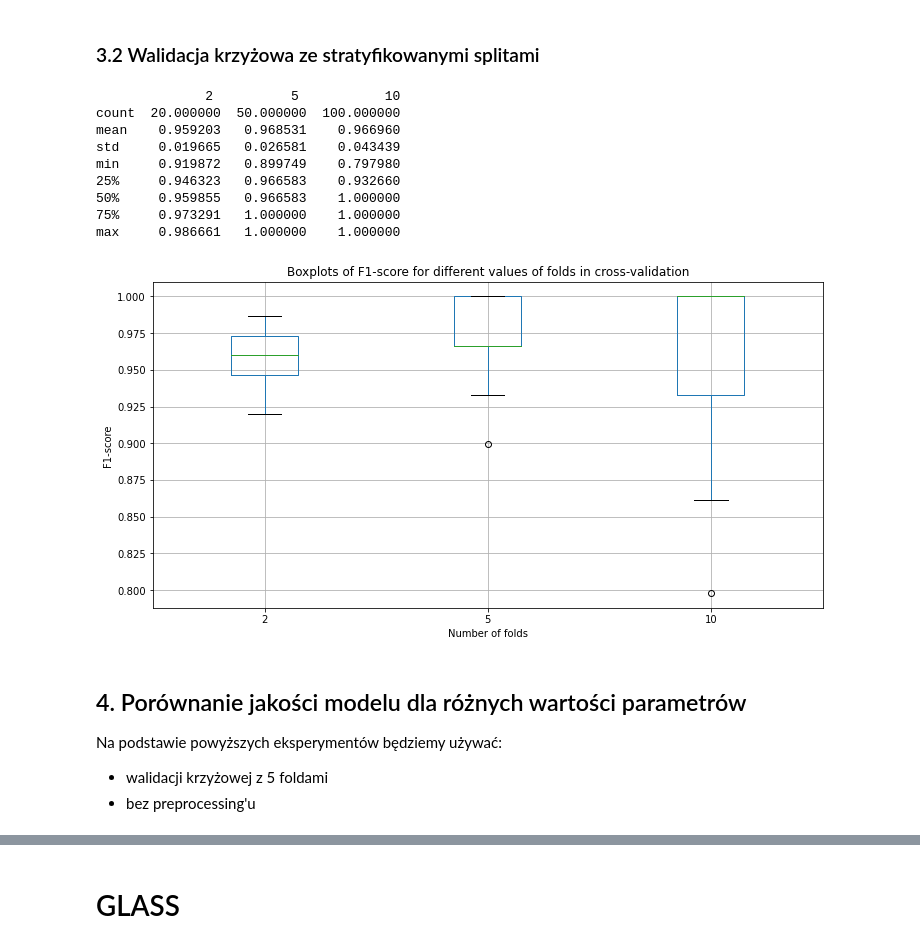
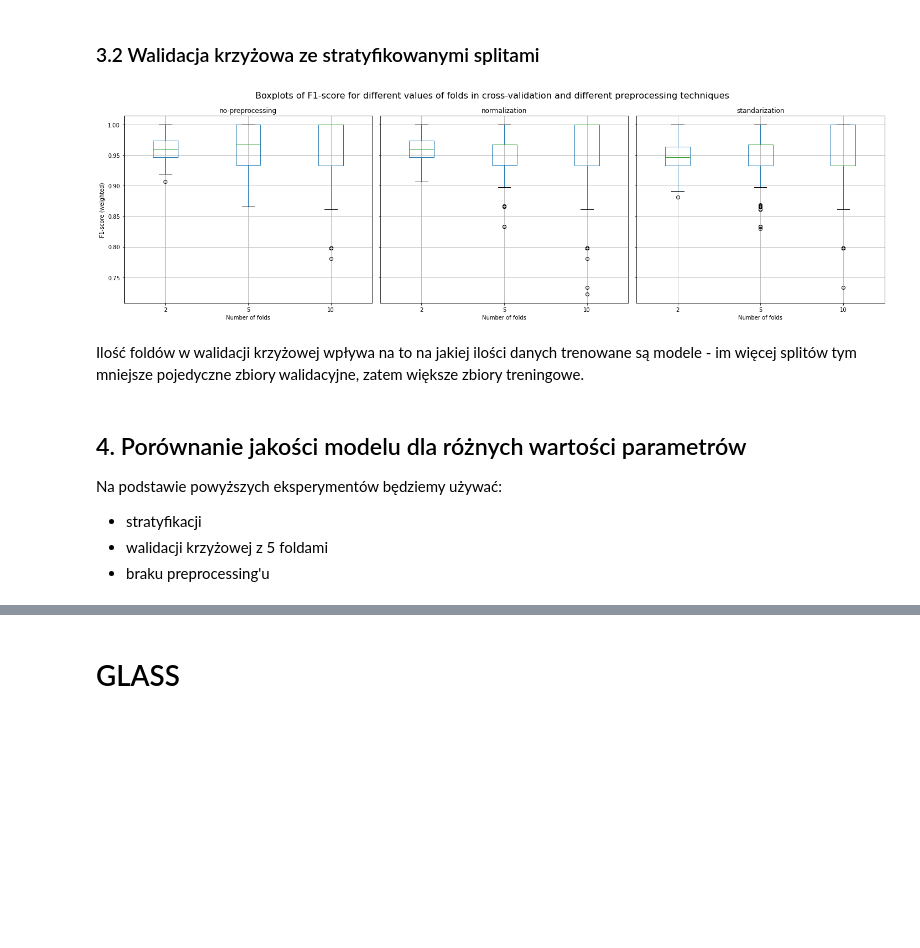
Before and after one commit to PatRyg99/ML-PWR-2022, a Jupyter notebook: Lista 1/lista-1.ipynb, the cells around one changed output, grey strips where cells are left out. Saved outputs shown, nothing was run; the diff lists cells and outputs as text; code cells hidden in the pictures; blank space fills up the shorter version.

```diff
--- a/Lista 1/lista-1.ipynb
+++ b/Lista 1/lista-1.ipynb
@@ -323,24 +220,18 @@ max     0.974762   1.000000    1.000000
 # %% [markdown]
 ### 3.2 Walidacja krzyżowa ze stratyfikowanymi splitami
 # %%
-benchmark_cross_validation(iris_data, cvs=[2, 5, 10], stratify=True, repeats=10)
+benchmark_cross_validation_preprocessors(iris_data, cvs=[2, 5, 10], stratify=True, repeats=100)
 # %% [output]
-              2          5           10
-count  20.000000  50.000000  100.000000
-mean    0.959203   0.968531    0.966960
-std     0.019665   0.026581    0.043439
-min     0.919872   0.899749    0.797980
-25%     0.946323   0.966583    0.932660
-50%     0.959855   0.966583    1.000000
-75%     0.973291   1.000000    1.000000
-max     0.986661   1.000000    1.000000
-[figure, old version]
+[figure, new version]
+# %% [markdown]
+Ilość foldów w walidacji krzyżowej wpływa na to na jakiej ilości danych trenowane są modele - im więcej splitów tym mniejsze pojedyczne zbiory walidacyjne, zatem większe zbiory treningowe.
 # %% [markdown]
 ## 4. Porównanie jakości modelu dla różnych wartości parametrów
 
 Na podstawie powyższych eksperymentów będziemy używać:
+* stratyfikacji
 * walidacji krzyżowej z 5 foldami
-* bez preprocessing'u
+* braku preprocessing'u
 # %%
 knn_grid_search(
     iris_data,
```
Also changed, not shown: parts of 70 cells of this notebook.
